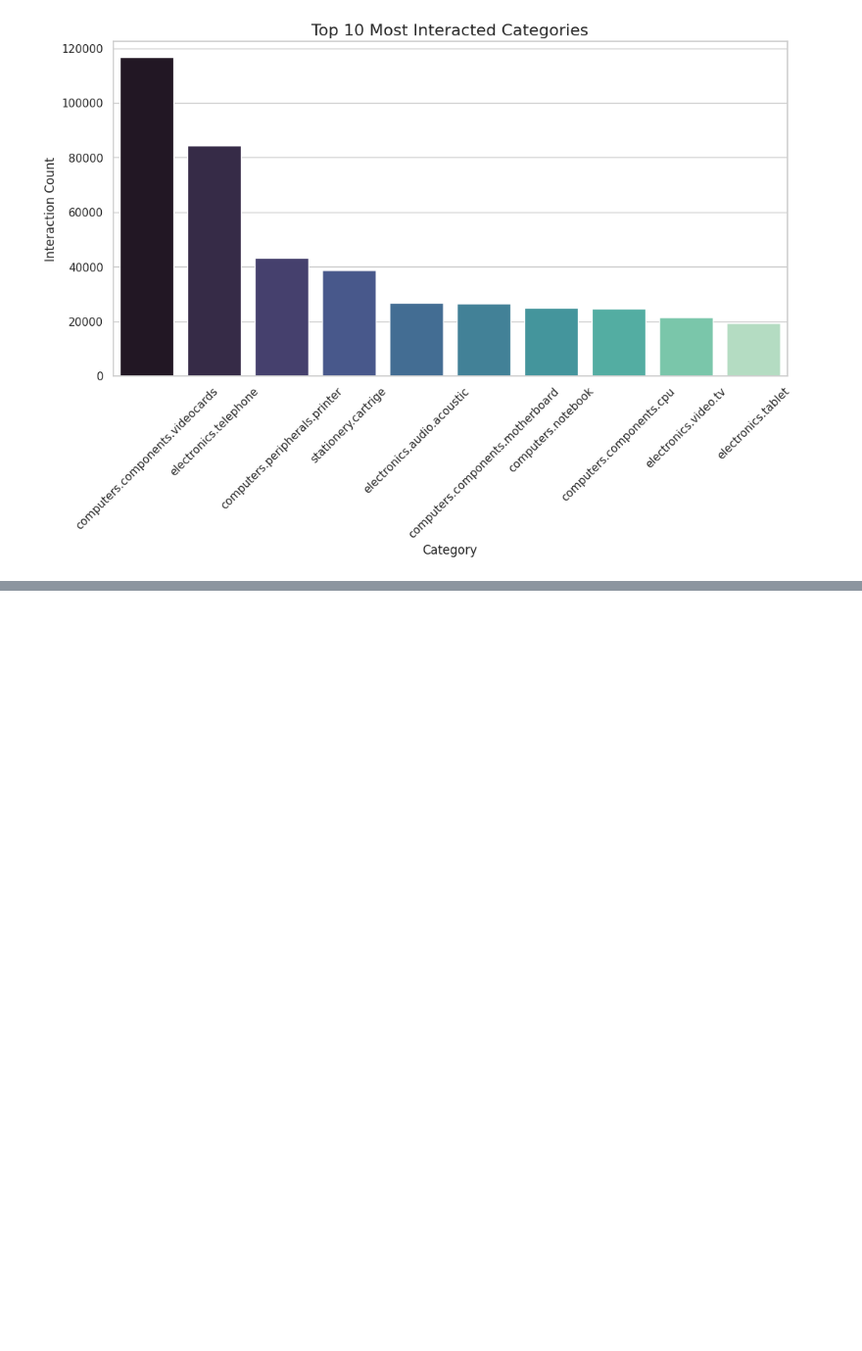
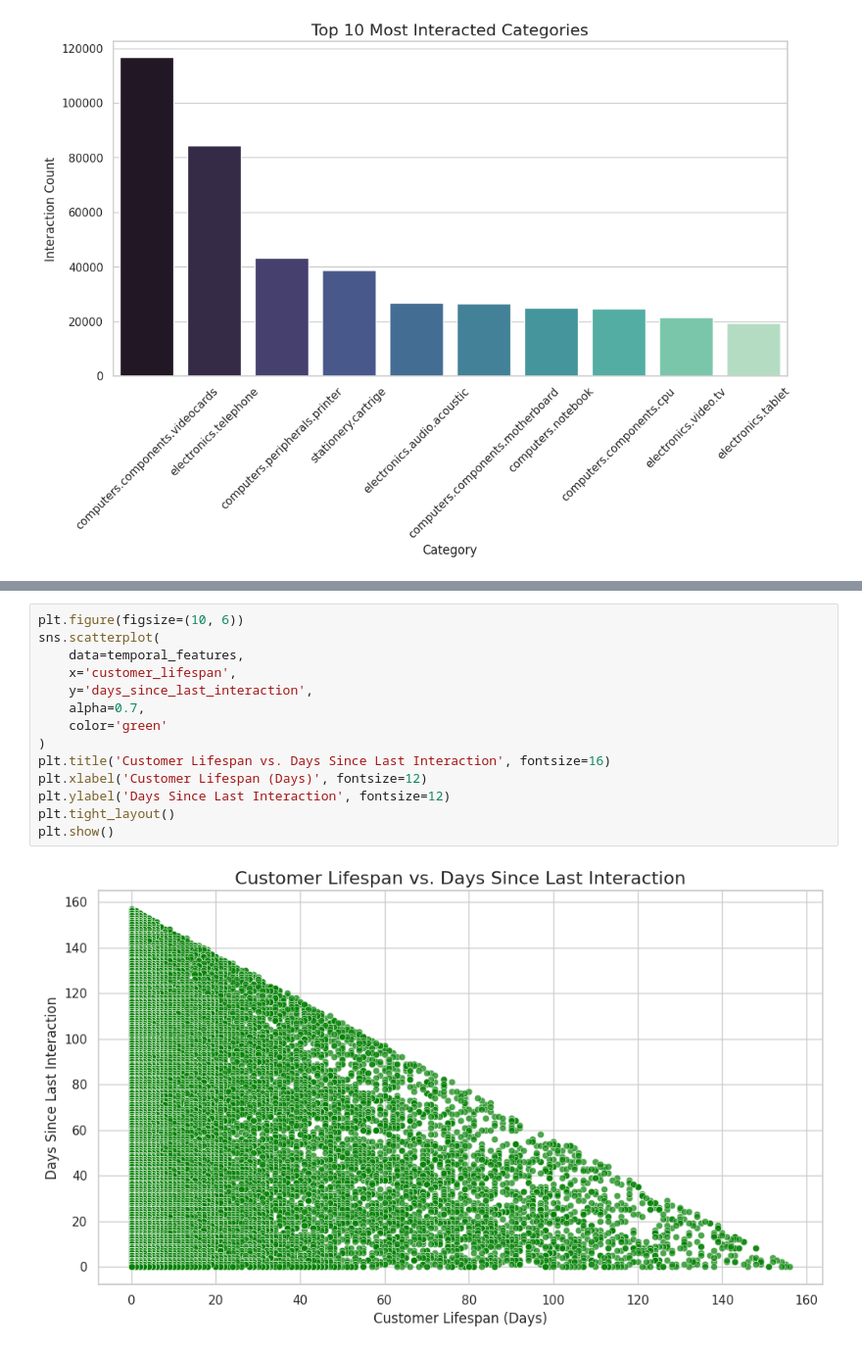
Before and after one commit to SSM11011/Predicting-User-Churn-for-an-E-commerce-Platform, a Jupyter notebook: EDA.ipynb, the cells around one changed output, grey strips where cells are left out. Shown at 98% size. Drawn from its saved outputs; the diff is of its cells as text; blank space fills up the shorter version.

```diff
--- a/EDA.ipynb
+++ b/EDA.ipynb
@@ -102,0 +169,16 @@ user_purchase_sums = user_purchase_sums.sort_values(by='price', ascending=False)
+# %%
+plt.figure(figsize=(10, 6))
+sns.scatterplot(
+    data=temporal_features,
+    x='customer_lifespan',
+    y='days_since_last_interaction',
+    alpha=0.7,
+    color='green'
+)
+plt.title('Customer Lifespan vs. Days Since Last Interaction', fontsize=16)
+plt.xlabel('Customer Lifespan (Days)', fontsize=12)
+plt.ylabel('Days Since Last Interaction', fontsize=12)
+plt.tight_layout()
+plt.show()
+# %% [output]
+[figure, added]
```
Also changed, not shown: parts of 6 cells of this notebook.
